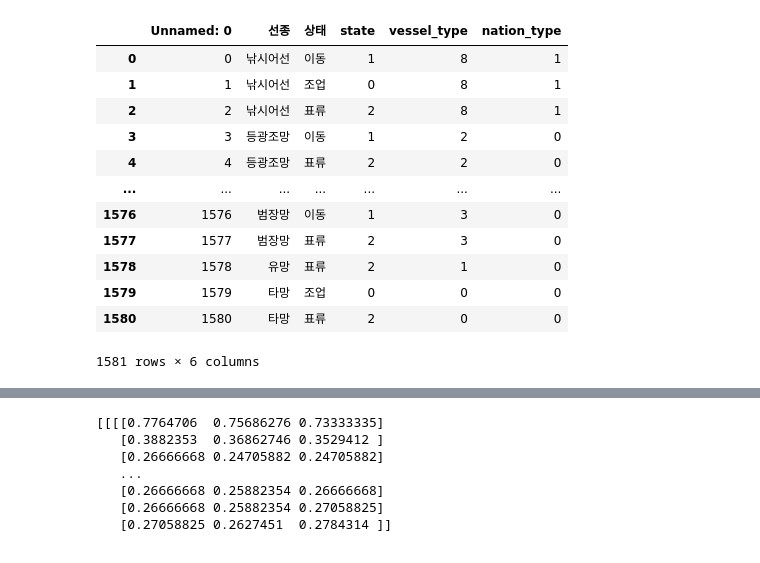
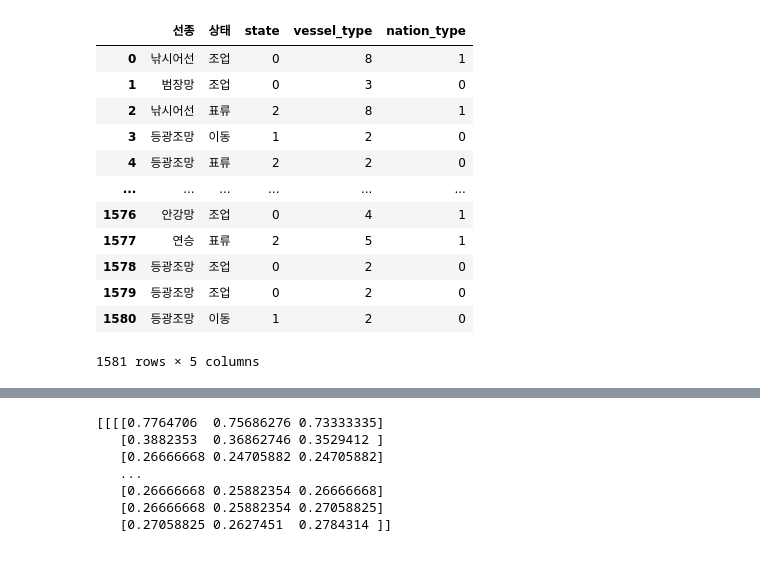
Before and after one commit to KingMinChan/FIshing_vessel, a Jupyter notebook: resnet50.ipynb, the cells around one changed output, grey strips where cells are left out. Cells and saved outputs as stored; diff of their text form; code cells hidden in the pictures.

```diff
--- a/resnet50.ipynb
+++ b/resnet50.ipynb
@@ -1,20 +1,20 @@
 # %%
 import pandas as pd
 
-df = pd.read_csv('preprocessed_whole_dataset.csv')
+df = pd.read_csv('preprocessed_processed_image.csv')
 df
 # %% [output]
-|  | Unnamed: 0 | 선종 | 상태 | state | vessel_type | nation_type |
-| 0 | 0 | 낚시어선 | 이동 | 1 | 8 | 1 |
-| 1 | 1 | 낚시어선 | 조업 | 0 | 8 | 1 |
-| 2 | 2 | 낚시어선 | 표류 | 2 | 8 | 1 |
-| 3 | 3 | 등광조망 | 이동 | 1 | 2 | 0 |
-| 4 | 4 | 등광조망 | 표류 | 2 | 2 | 0 |
-| ... | ... | ... | ... | ... | ... | ... |
-| 1576 | 1576 | 범장망 | 이동 | 1 | 3 | 0 |
-| 1577 | 1577 | 범장망 | 표류 | 2 | 3 | 0 |
-| 1578 | 1578 | 유망 | 표류 | 2 | 1 | 0 |
-| 1579 | 1579 | 타망 | 조업 | 0 | 0 | 0 |
-| 1580 | 1580 | 타망 | 표류 | 2 | 0 | 0 |
+|  | 선종 | 상태 | state | vessel_type | nation_type |
+| 0 | 낚시어선 | 조업 | 0 | 8 | 1 |
+| 1 | 범장망 | 조업 | 0 | 3 | 0 |
+| 2 | 낚시어선 | 표류 | 2 | 8 | 1 |
+| 3 | 등광조망 | 이동 | 1 | 2 | 0 |
+| 4 | 등광조망 | 표류 | 2 | 2 | 0 |
+| ... | ... | ... | ... | ... | ... |
+| 1576 | 안강망 | 조업 | 0 | 4 | 1 |
+| 1577 | 연승 | 표류 | 2 | 5 | 1 |
+| 1578 | 등광조망 | 조업 | 0 | 2 | 0 |
+| 1579 | 등광조망 | 조업 | 0 | 2 | 0 |
+| 1580 | 등광조망 | 이동 | 1 | 2 | 0 |
-1581 rows × 6 columns
+1581 rows × 5 columns
 # %%
```
Also changed, not shown: parts of 10 cells of this notebook.
